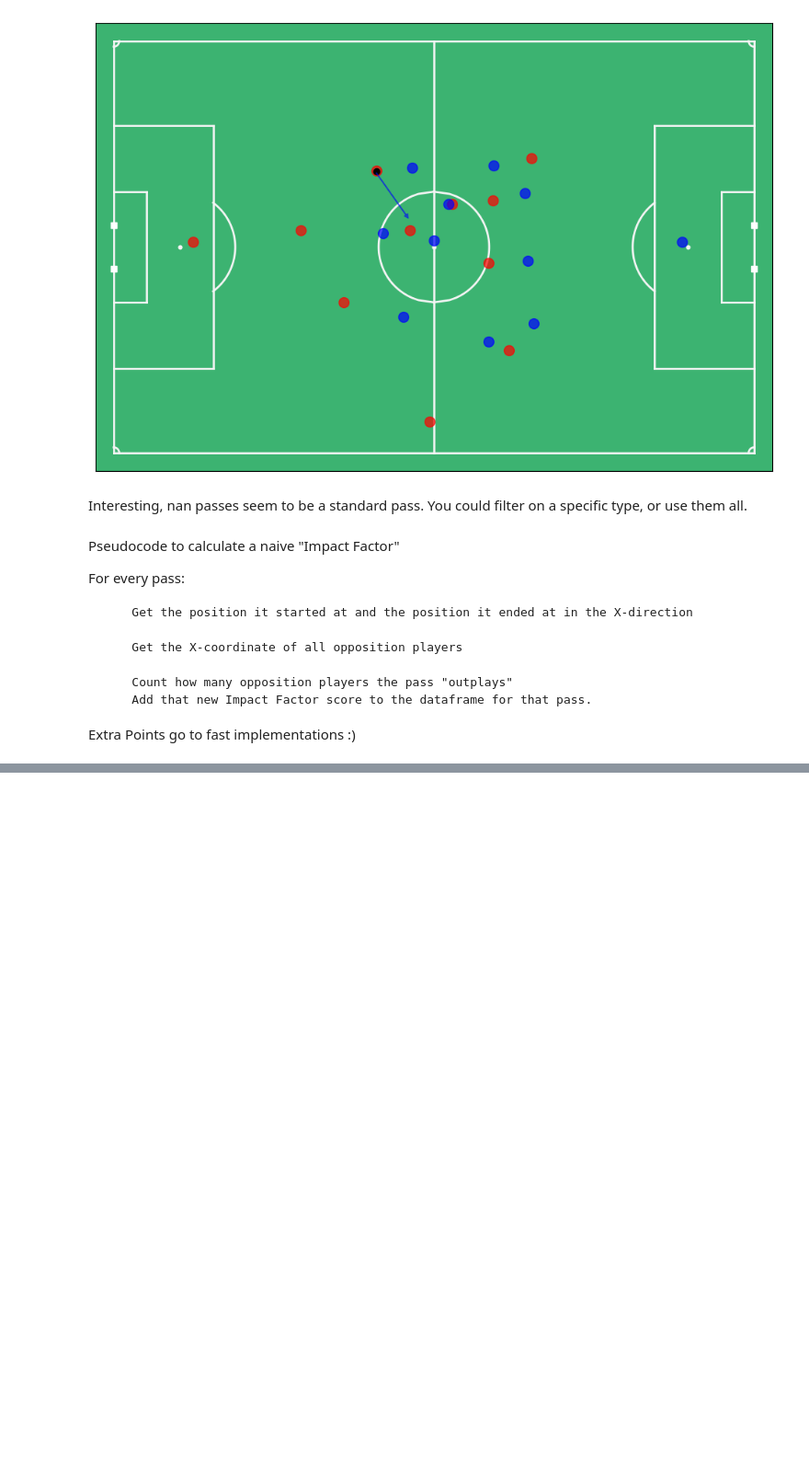
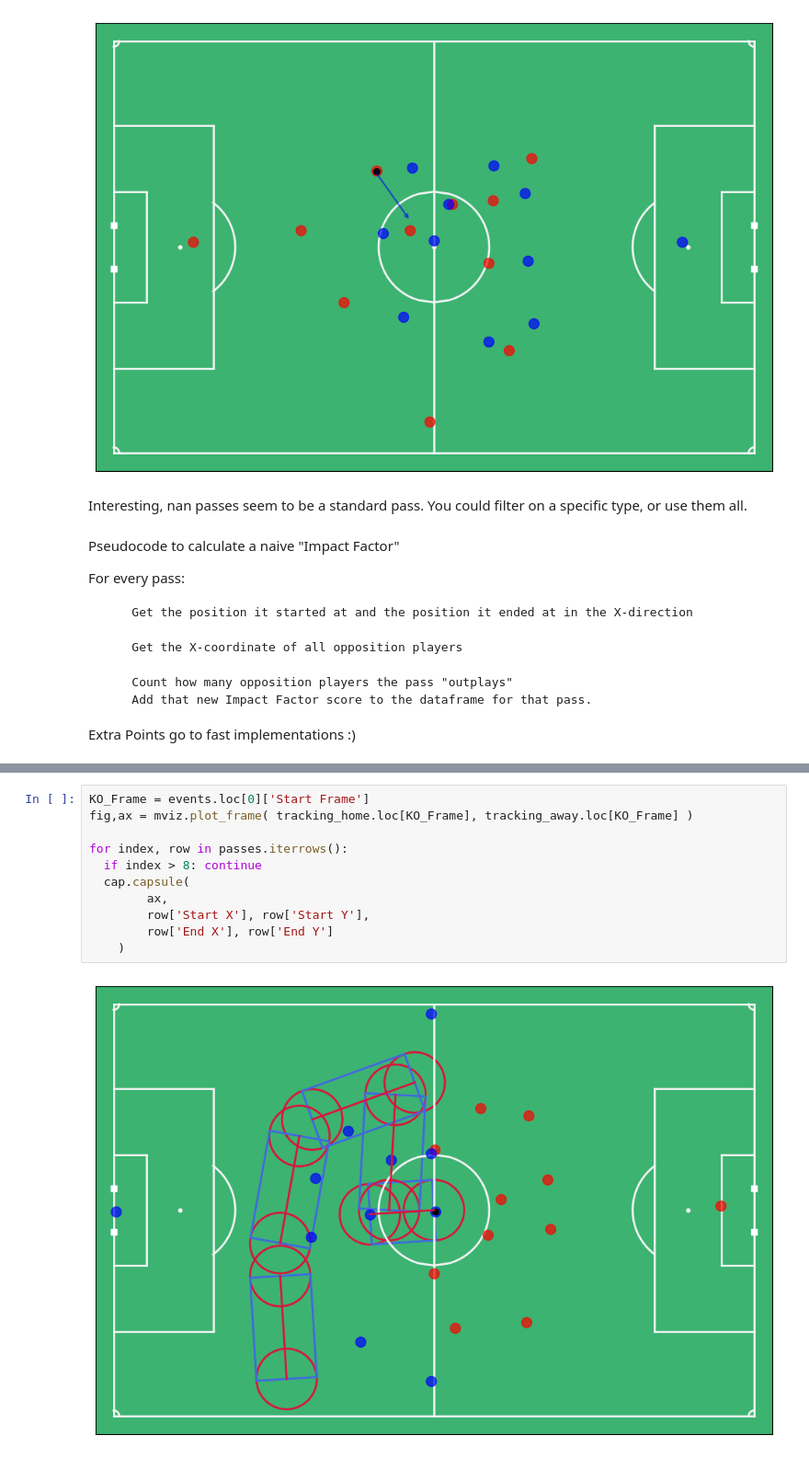
Before and after one commit to Jason-Fu-sk/Shangkai-fu_oludamilola-ajala, a Jupyter notebook: example_notebook.ipynb, the cells around one changed output, grey strips where cells are left out. Shown: that part at 92% size. Saved outputs shown, nothing was run; the diff lists cells and outputs as text; blank space fills up the shorter version.

```diff
--- a/example_notebook.ipynb
+++ b/example_notebook.ipynb
@@ -216,0 +215,13 @@ cap.capsule(ax,0,0,-10.6,-8 )
+# %%
+KO_Frame = events.loc[0]['Start Frame']
+fig,ax = mviz.plot_frame( tracking_home.loc[KO_Frame], tracking_away.loc[KO_Frame] )
+
+for index, row in passes.iterrows():
+  if index > 8: continue
+  cap.capsule(
+        ax,
+        row['Start X'], row['Start Y'],
+        row['End X'], row['End Y']
+    )
+# %% [output]
+[figure, added]
```
Also changed, not shown: parts of 3 cells of this notebook, 1 other file.
